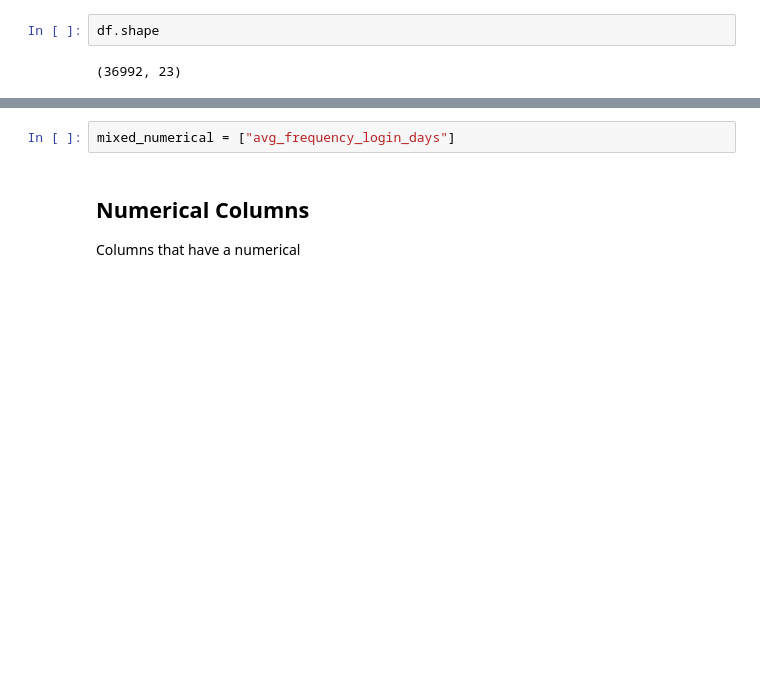
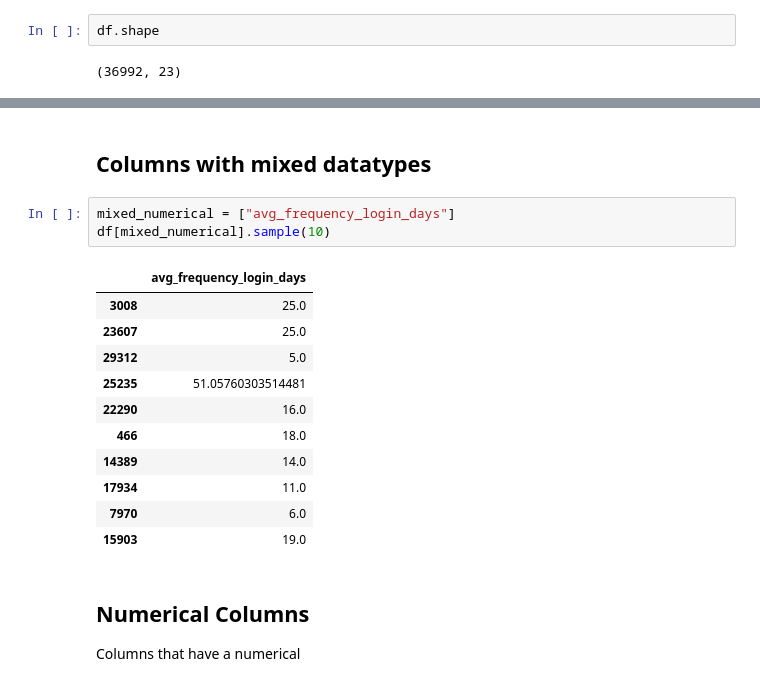
Before and after one commit to aviraljain99/customer-churn-analysis, a Jupyter notebook: dataset_eda.ipynb, the cells around one changed output, grey strips where cells are left out. Drawn from its saved outputs; the diff is of its cells as text; blank space fills up the shorter version.

```diff
--- a/dataset_eda.ipynb
+++ b/dataset_eda.ipynb
@@ -76,5 +105,20 @@ df[unclear_value_add_columns].head()
+# %% [markdown]
+## Columns with mixed datatypes
 # %%
 mixed_numerical = ["avg_frequency_login_days"]
+df[mixed_numerical].sample(10)
+# %% [output]
+|  | avg_frequency_login_days |
+| 3008 | 25.0 |
+| 23607 | 25.0 |
+| 29312 | 5.0 |
+| 25235 | 51.05760303514481 |
+| 22290 | 16.0 |
+| 466 | 18.0 |
+| 14389 | 14.0 |
+| 17934 | 11.0 |
+| 7970 | 6.0 |
+| 15903 | 19.0 |
 # %% [markdown]
 ## Numerical Columns
 
```
Also changed, not shown: parts of 10 cells of this notebook.
